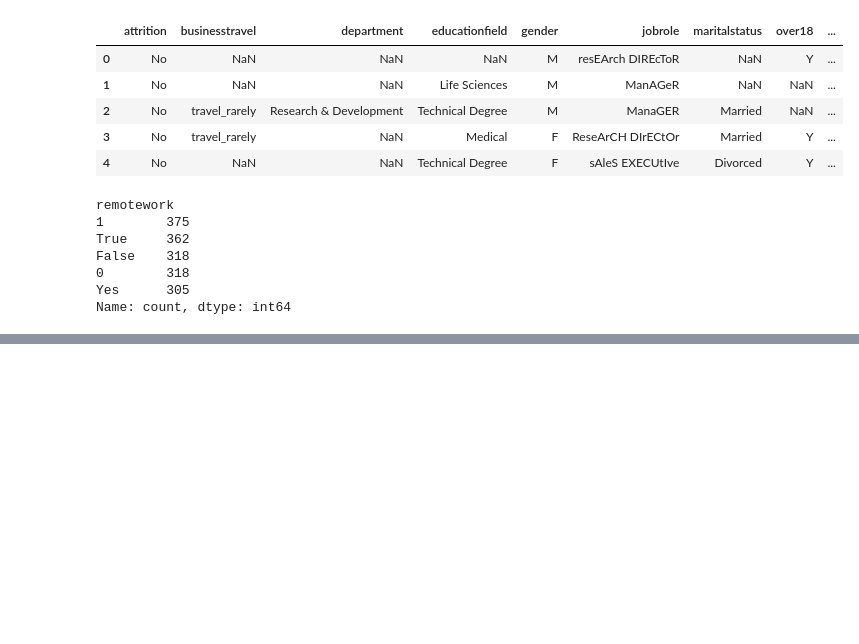
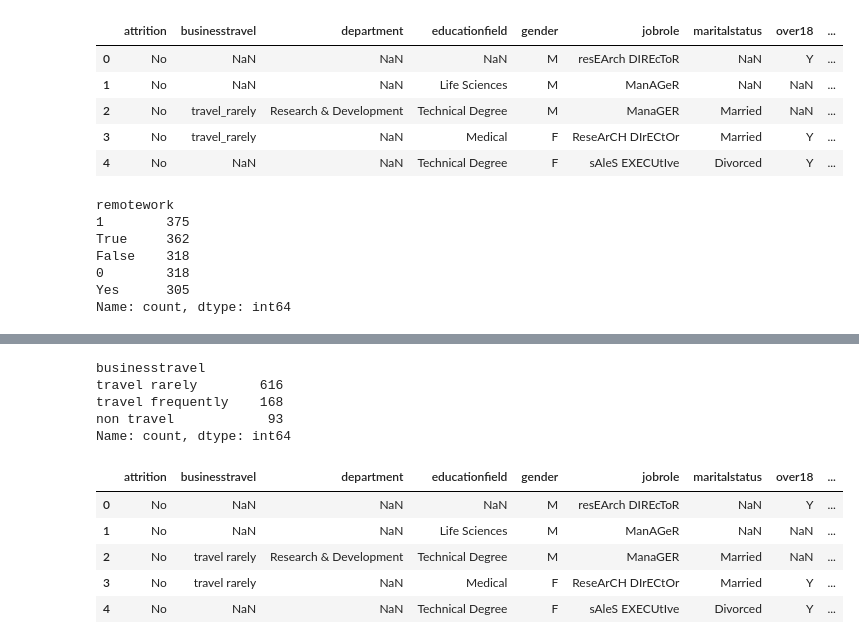
Before and after one commit to ArianaPapantonio/Final_project_module_3, a Jupyter notebook: CSV/categoricos.ipynb, the cells around one changed output, grey strips where cells are left out. Drawn from its saved outputs; the diff is of its cells as text; code cells hidden in the pictures; blank space fills up the shorter version.

Commit message:
cambios categorico

```diff
--- a/CSV/categoricos.ipynb
+++ b/CSV/categoricos.ipynb
@@ -2,5 +2,5 @@
 import pandas as pd
 import numpy as np
 # %%
-df=pd.read_csv("categoricos.csv", index_col=0)
+df_categoricos=pd.read_csv("categoricos.csv", index_col=0)
 # %%
@@ -52,5 +52,5 @@ Name: count, Length: 1579, dtype: int64
 # %%
 diccionario_gender={0: "M", 1: "F"}
 # %%
-df["gender"]=df["gender"].map(diccionario_gender)
+df_categoricos["gender"]=df_categoricos["gender"].map(diccionario_gender)
 # %%
@@ -73,4 +73,4 @@ False    318
 Yes      305
 Name: count, dtype: int64
 # %%
-df['remotework'] = df['remotework'].replace({'0': 'no', '1': 'yes', 'True': 'yes', 'False': 'no', 'Yes': 'yes'})
+df_categoricos['remotework'] = df_categoricos['remotework'].replace({'0': 'no', '1': 'yes', 'True': 'yes', 'False': 'no', 'Yes': 'yes'})
@@ -92,0 +77,20 @@ df
+# %%
+df_categoricos['businesstravel'].value_counts()
+# %% [output]
+businesstravel
+travel rarely        616
+travel frequently    168
+non travel            93
+Name: count, dtype: int64
+# %%
+#quitar "-" y "_" de la columna businesstravel:
+df_categoricos["businesstravel"] = df_categoricos["businesstravel"].str.replace('_', ' ', regex=False).str.replace('-', ' ', regex=False)
+# %%
+df_categoricos.head()
+# %% [output]
+|  | attrition | businesstravel | department | educationfield | gender | jobrole | maritalstatus | over18 | ... |
+| 0 | No | NaN | NaN | NaN | M | resEArch DIREcToR | NaN | Y | ... |
+| 1 | No | NaN | NaN | Life Sciences | M | ManAGeR | NaN | NaN | ... |
+| 2 | No | travel rarely | Research & Development | Technical Degree | M | ManaGER | Married | NaN | ... |
+| 3 | No | travel rarely | NaN | Medical | F | ReseArCH DIrECtOr | Married | Y | ... |
+| 4 | No | NaN | NaN | Technical Degree | F | sAleS EXECUtIve | Divorced | Y | ... |
```
Also changed, not shown: parts of 8 cells of this notebook, 1 other file.
